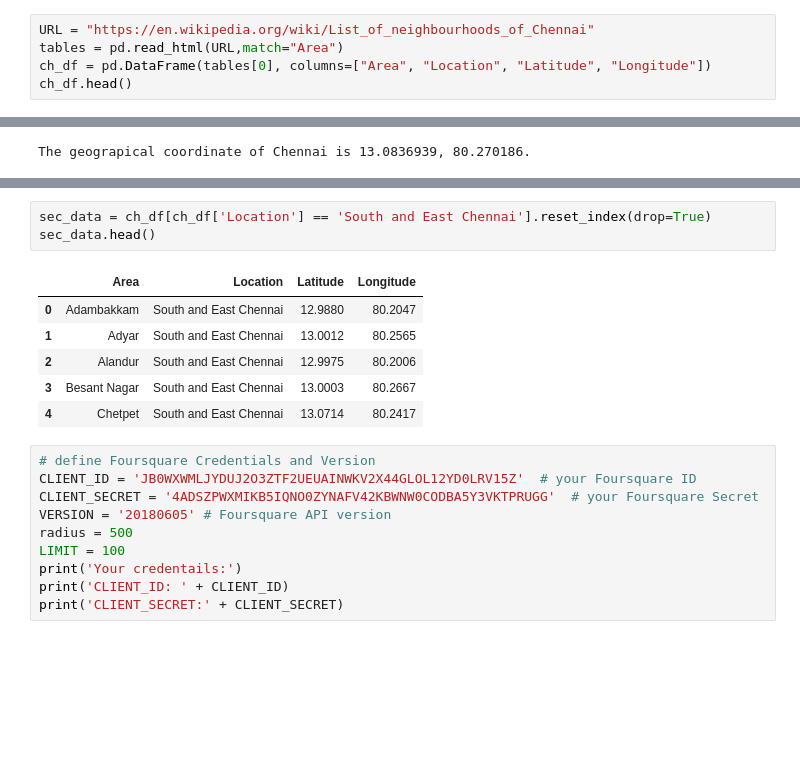
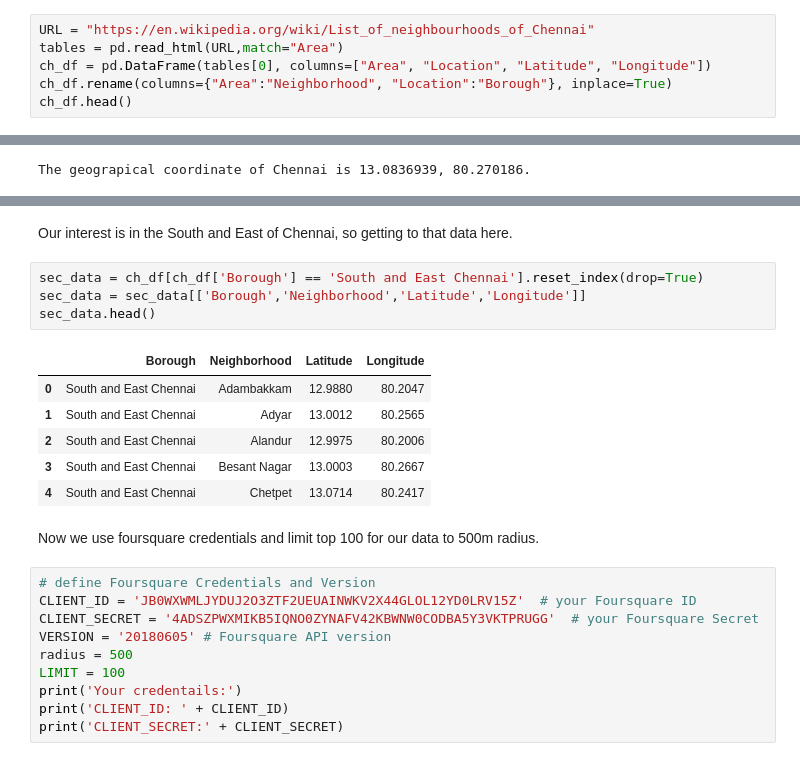
Before and after one commit to sivnalsamsni/Coursera_Capstone, a Jupyter notebook: Final capstone project.ipynb, the cells around one changed output, grey strips where cells are left out. Cells and saved outputs as stored; diff of their text form; blank space fills up the shorter version.

```diff
--- a/Final capstone project.ipynb
+++ b/Final capstone project.ipynb
@@ -49,5 +40,6 @@ Libraries imported.
 URL = "https://en.wikipedia.org/wiki/List_of_neighbourhoods_of_Chennai"
 tables = pd.read_html(URL,match="Area")
 ch_df = pd.DataFrame(tables[0], columns=["Area", "Location", "Latitude", "Longitude"])
+ch_df.rename(columns={"Area":"Neighborhood", "Location":"Borough"}, inplace=True)
 ch_df.head()
 # %% [output]
@@ -116,16 +82,21 @@ for lat, lng, neighborhood in zip(ch_df['Latitude'], ch_df['Longitude'], ch_df['
 map_ch
 # %% [output]
 [interactive output not drawn]
+# %% [markdown]
+Our interest is in the South and East of Chennai, so getting to that data here.
 # %%
-sec_data = ch_df[ch_df['Location'] == 'South and East Chennai'].reset_index(drop=True)
+sec_data = ch_df[ch_df['Borough'] == 'South and East Chennai'].reset_index(drop=True)
+sec_data = sec_data[['Borough','Neighborhood','Latitude','Longitude']]
 sec_data.head()
 # %% [output]
-|  | Area | Location | Latitude | Longitude |
-| 0 | Adambakkam | South and East Chennai | 12.9880 | 80.2047 |
-| 1 | Adyar | South and East Chennai | 13.0012 | 80.2565 |
-| 2 | Alandur | South and East Chennai | 12.9975 | 80.2006 |
-| 3 | Besant Nagar | South and East Chennai | 13.0003 | 80.2667 |
-| 4 | Chetpet | South and East Chennai | 13.0714 | 80.2417 |
+|  | Borough | Neighborhood | Latitude | Longitude |
+| 0 | South and East Chennai | Adambakkam | 12.9880 | 80.2047 |
+| 1 | South and East Chennai | Adyar | 13.0012 | 80.2565 |
+| 2 | South and East Chennai | Alandur | 12.9975 | 80.2006 |
+| 3 | South and East Chennai | Besant Nagar | 13.0003 | 80.2667 |
+| 4 | South and East Chennai | Chetpet | 13.0714 | 80.2417 |
+# %% [markdown]
+Now we use foursquare credentials and limit top 100 for our data to 500m radius.
 # %%
 # define Foursquare Credentials and Version
 CLIENT_ID = 'JB0WXWMLJYDUJ2O3ZTF2UEUAINWKV2X44GLOL12YD0LRV15Z'  # your Foursquare ID
```
Also changed, not shown: parts of 66 cells of this notebook.
